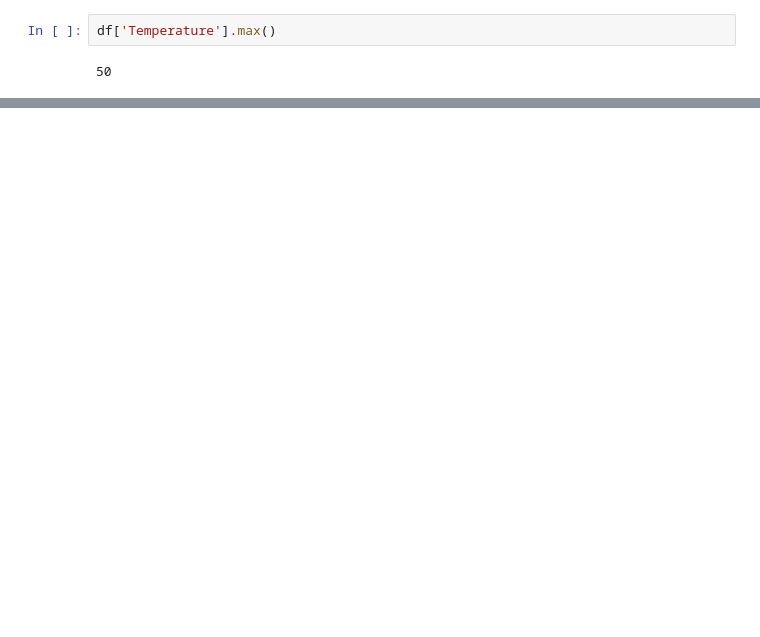
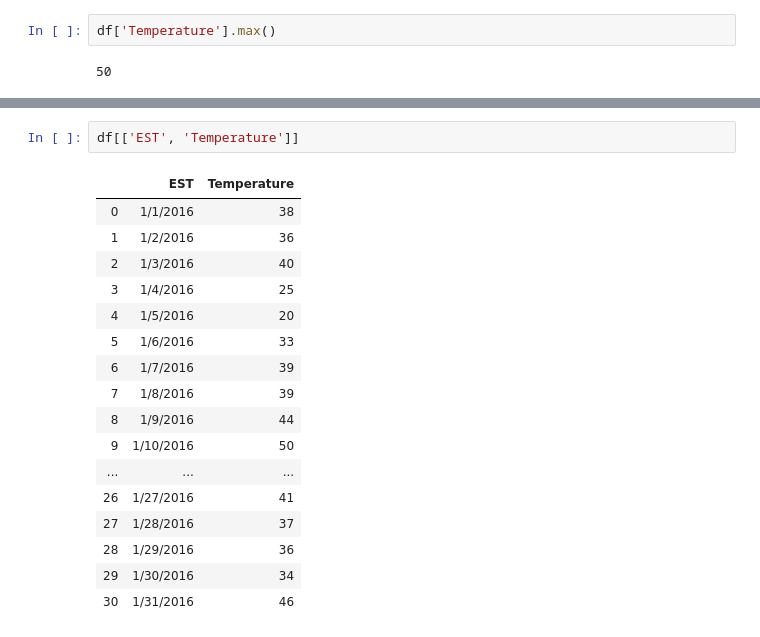
Before and after one commit to prafful/python_jan_2020, a Jupyter notebook: 01_pandas_introduction_01.ipynb, the cells around one changed output, grey strips where cells are left out. Saved outputs shown, nothing was run; the diff lists cells and outputs as text; blank space fills up the shorter version.

```diff
--- a/01_pandas_introduction_01.ipynb
+++ b/01_pandas_introduction_01.ipynb
@@ -54,0 +122,20 @@ df
+# %%
+df[['EST', 'Temperature']]
+# %% [output]
+|  | EST | Temperature |
+| 0 | 1/1/2016 | 38 |
+| 1 | 1/2/2016 | 36 |
+| 2 | 1/3/2016 | 40 |
+| 3 | 1/4/2016 | 25 |
+| 4 | 1/5/2016 | 20 |
+| 5 | 1/6/2016 | 33 |
+| 6 | 1/7/2016 | 39 |
+| 7 | 1/8/2016 | 39 |
+| 8 | 1/9/2016 | 44 |
+| 9 | 1/10/2016 | 50 |
+| ... | ... | ... |
+| 26 | 1/27/2016 | 41 |
+| 27 | 1/28/2016 | 37 |
+| 28 | 1/29/2016 | 36 |
+| 29 | 1/30/2016 | 34 |
+| 30 | 1/31/2016 | 46 |
```
Also changed, not shown: parts of 9 cells of this notebook, 11 other files.
